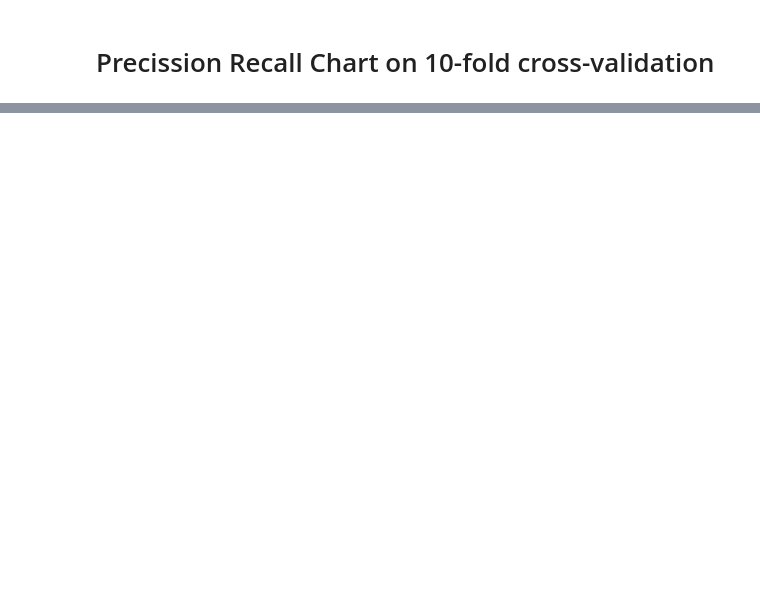
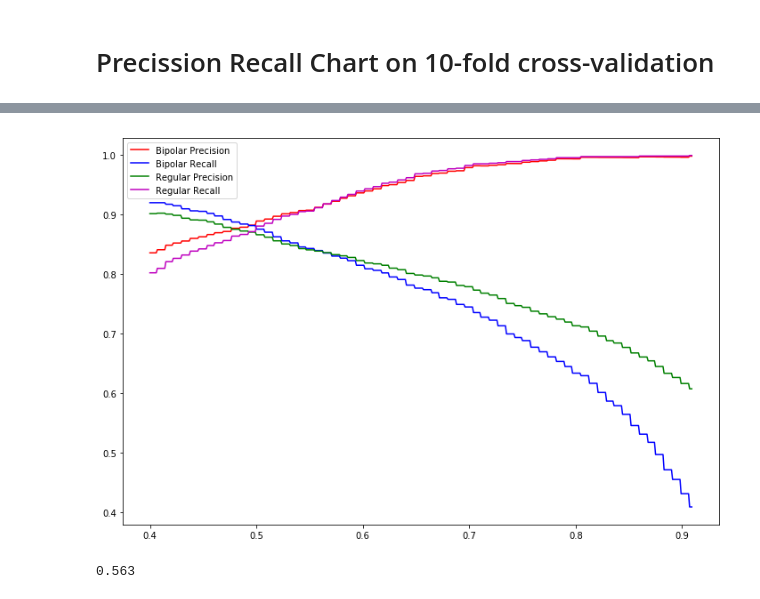
Before and after one commit to yenhao/Bipolar-Disorder-Detection, a Jupyter notebook: detect time/pattern of life/RandomForestClassifier_Server.ipynb, the cells around one changed output, grey strips where cells are left out. Saved outputs shown, nothing was run; the diff lists cells and outputs as text; code cells hidden in the pictures; blank space fills up the shorter version.

```diff
--- a/detect time/pattern of life/RandomForestClassifier_Server.ipynb
+++ b/detect time/pattern of life/RandomForestClassifier_Server.ipynb
@@ -909,0 +895,53 @@ Pattern of Life Average Precision: 0.837631026358
+# %%
+b_P_list = []
+b_R_list = []
+r_p_list = []
+r_R_list = []
+thre_list = np.arange(0.4,0.91,0.001)
+for thre in thre_list:
+
+    bipolar_index = [i for i, value in enumerate(bipolar_LABELS[0]) if value == 1]
+
+    bipolar_value = [bipolar_SCORES[0][i] for i in bipolar_index]
+
+    TP_bipolar_value = filter(lambda x: x >= thre, bipolar_value)
+
+    regular_value = [bipolar_SCORES[0][i]for i in range(len(bipolar_SCORES[0])) if i not in bipolar_index]
+
+    TN_regular_value = filter(lambda x: x < thre, regular_value)
+
+    Total_Bipolar = len(bipolar_value)
+
+    Total_Regular = len(regular_value)
+
+    FP = Total_Regular - len(TN_regular_value)
+
+    FN = Total_Bipolar - len(TP_bipolar_value)
+
+    b_P = float(len(TP_bipolar_value))/(len(TP_bipolar_value) + FP)
+    b_R = float(len(TP_bipolar_value))/len(bipolar_value)
+    r_p = float(len(TN_regular_value))/(len(TN_regular_value) + FN)
+    r_R = float(len(TN_regular_value))/len(regular_value)
+
+    b_P_list.append(b_P)
+    b_R_list.append(b_R)
+    r_p_list.append(r_p)
+    r_R_list.append(r_R)
+# %%
+plt.plot(thre_list, b_P_list, 'r', label='Bipolar Precision')
+plt.plot(thre_list, b_R_list, 'b', label='Bipolar Recall')
+plt.plot(thre_list, r_p_list, 'g', label='Regular Precision')
+plt.plot(thre_list, r_R_list, 'm', label='Regular Recall')
+plt.legend()
+plt.show()
+plt.close()
+# %% [output]
+[figure, added]
+# %%
+for i, value in enumerate(thre_list):
+    if b_P_list[i] < r_R_list[i]:
+        cross_i = i
+        print thre_list[i]
+        break
+# %% [output]
+0.563
```
Also changed, not shown: parts of 18 cells of this notebook.
